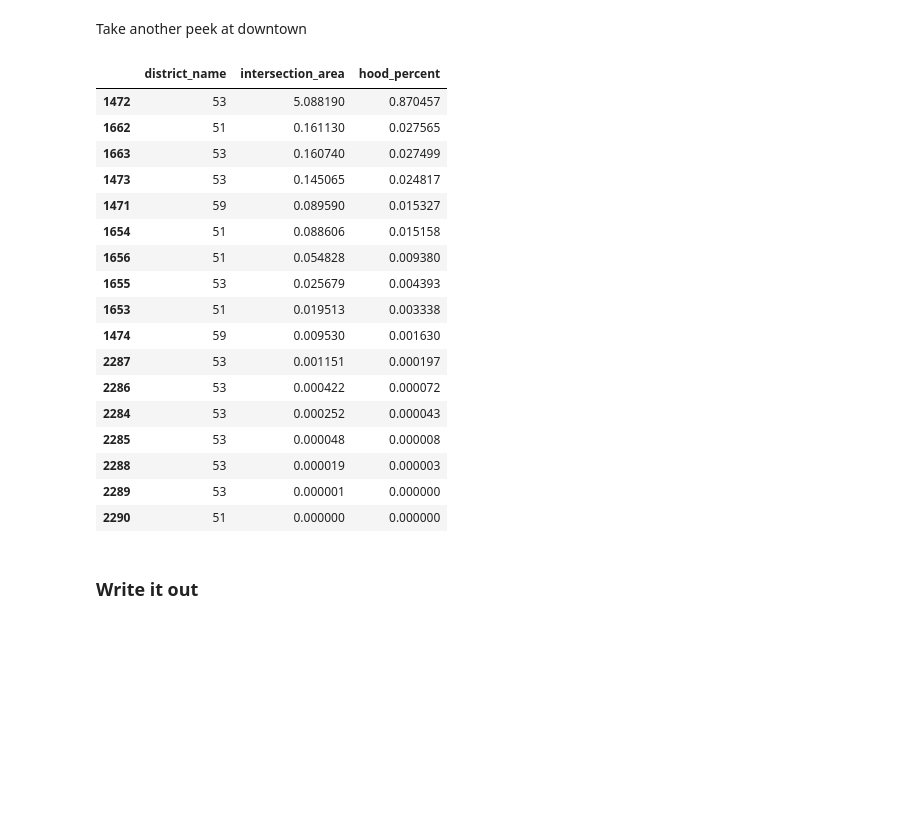
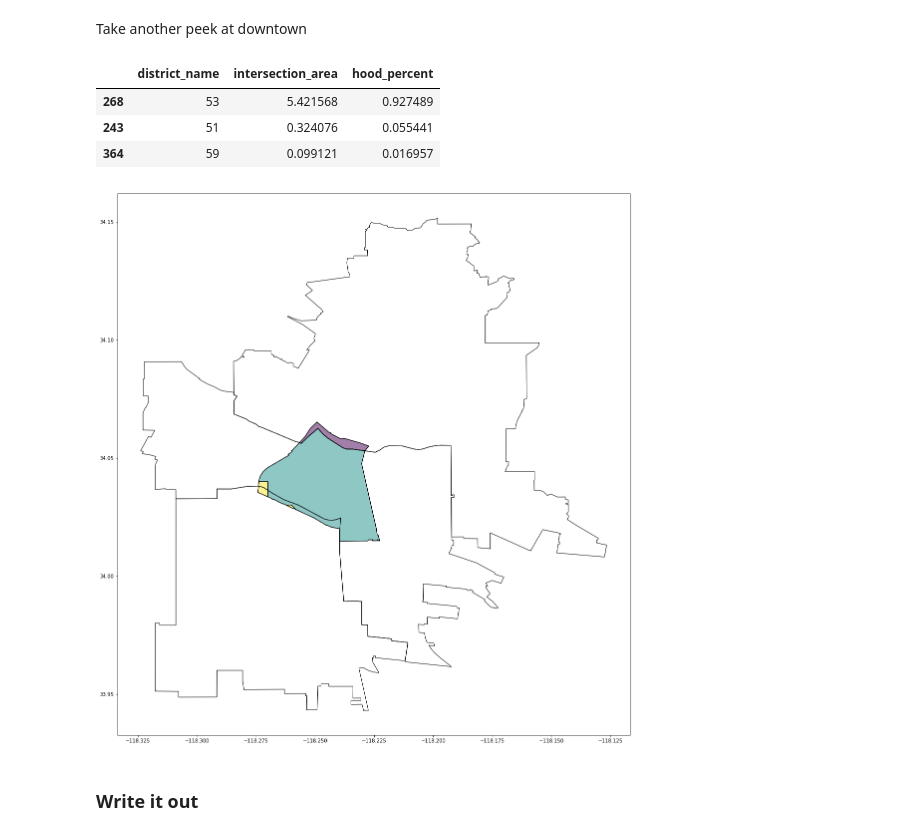
Before and after one commit to datadesk/geopandas-intersection-area-example, a Jupyter notebook: geopandas-intersection-area-example.ipynb, the cells around one changed output. Drawn from its saved outputs; the diff is of its cells as text; code cells hidden in the pictures; blank space fills up the shorter version.

Commit message:
Added dissolve

```diff
--- a/geopandas-intersection-area-example.ipynb
+++ b/geopandas-intersection-area-example.ipynb
@@ -158,3 +161,5 @@ trimmed['hood_percent'] =  trimmed.intersection_area / trimmed.hood_area
+# %%
+dissolved = trimmed.dissolve(by=['district_name', 'hood_name'], aggfunc='sum').reset_index()
 # %% [markdown]
 ### Take a look at the result
 # %%
@@ -169,30 +174,22 @@ trimmed.head()
 # %% [markdown]
 Take another peek at downtown
 # %%
-trimmed[trimmed.hood_name == 'Downtown'][[
+dissolved[dissolved.hood_name == 'Downtown'][[
     'district_name',
     'intersection_area',
     'hood_percent'
 ]].sort_values("hood_percent", ascending=False)
 # %% [output]
 |  | district_name | intersection_area | hood_percent |
-| 1472 | 53 | 5.088190 | 0.870457 |
-| 1662 | 51 | 0.161130 | 0.027565 |
-| 1663 | 53 | 0.160740 | 0.027499 |
-| 1473 | 53 | 0.145065 | 0.024817 |
-| 1471 | 59 | 0.089590 | 0.015327 |
-| 1654 | 51 | 0.088606 | 0.015158 |
-| 1656 | 51 | 0.054828 | 0.009380 |
-| 1655 | 53 | 0.025679 | 0.004393 |
-| 1653 | 51 | 0.019513 | 0.003338 |
-| 1474 | 59 | 0.009530 | 0.001630 |
-| 2287 | 53 | 0.001151 | 0.000197 |
-| 2286 | 53 | 0.000422 | 0.000072 |
-| 2284 | 53 | 0.000252 | 0.000043 |
-| 2285 | 53 | 0.000048 | 0.000008 |
-| 2288 | 53 | 0.000019 | 0.000003 |
-| 2289 | 53 | 0.000001 | 0.000000 |
-| 2290 | 51 | 0.000000 | 0.000000 |
+| 268 | 53 | 5.421568 | 0.927489 |
+| 243 | 51 | 0.324076 | 0.055441 |
+| 364 | 59 | 0.099121 | 0.016957 |
+# %%
+ax = dissolved[dissolved.hood_name == 'Downtown'].plot(figsize=(40, 20))
+assembly[assembly.name.isin(['51', '53', '59'])].plot(ax=ax, facecolor='none');
+hoods[hoods.name == 'Downtown'].plot(ax=ax, facecolor='none');
+# %% [output]
+[figure, added]
 # %% [markdown]
 ### Write it out
 # %%
```
Also changed, not shown: parts of 4 cells of this notebook, 4 other files.
